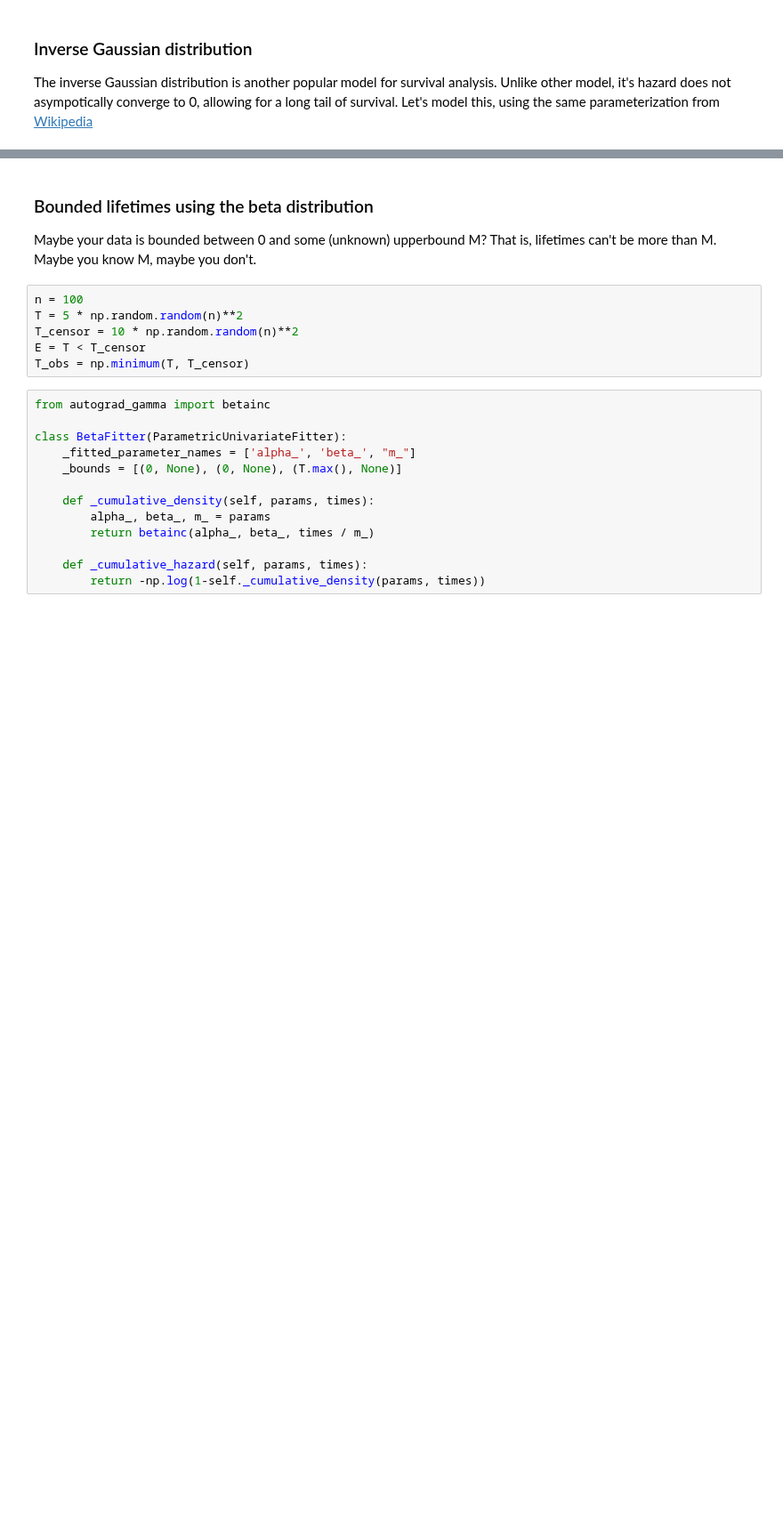
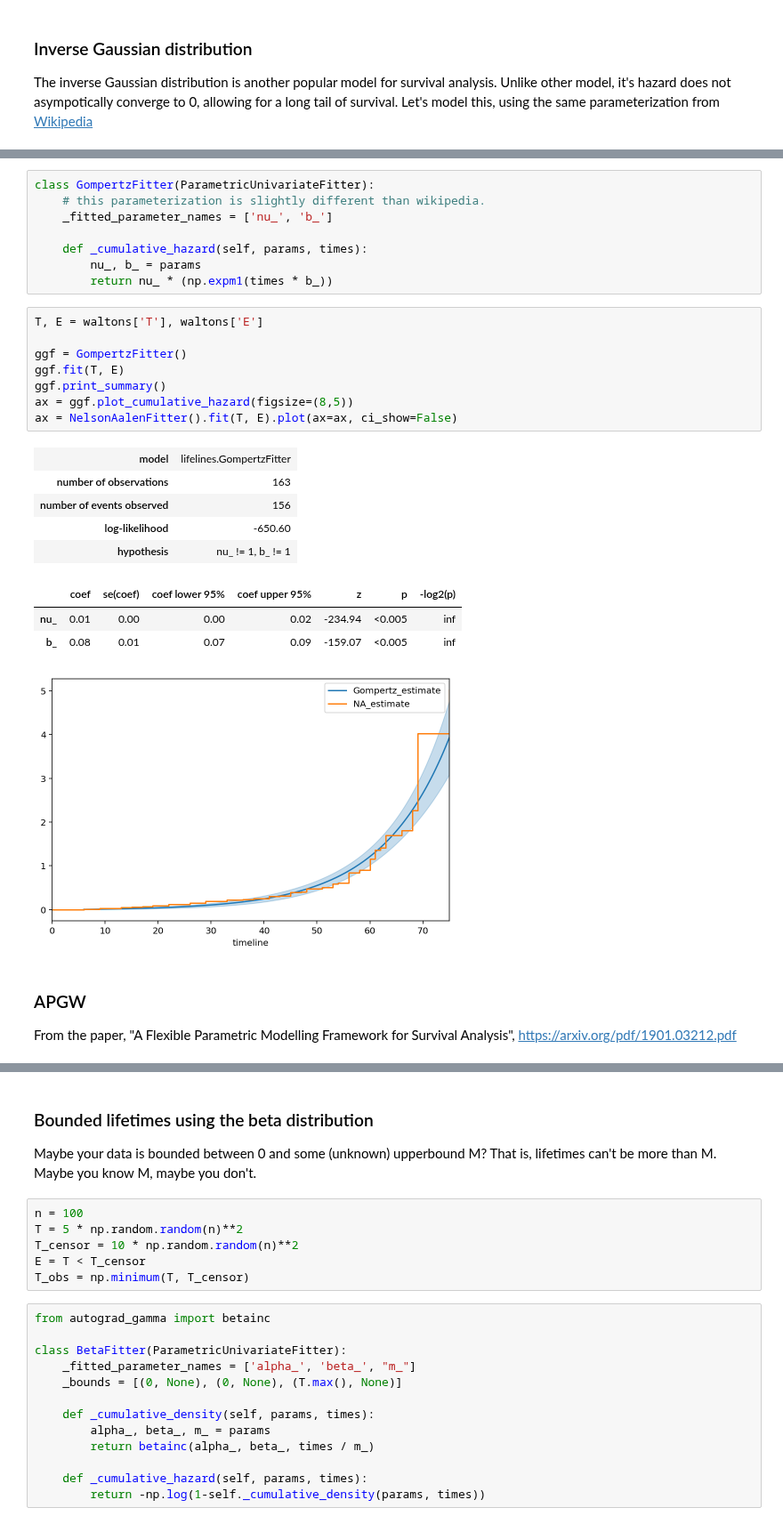
Before and after one commit to CamDavidsonPilon/lifelines, a Jupyter notebook: docs/jupyter_notebooks/Piecewise Exponential Models and Creating Custom Models.ipynb, the cells around one changed output, grey strips where cells are left out. Shown at 89% size. Cells and saved outputs as stored; diff of their text form; blank space fills up the shorter version.

```diff
--- a/docs/jupyter_notebooks/Piecewise Exponential Models and Creating Custom Models.ipynb
+++ b/docs/jupyter_notebooks/Piecewise Exponential Models and Creating Custom Models.ipynb
@@ -389,0 +373,30 @@ mu_       47.86      3.31       41.38       54.35 <0.005    148.83
+# %%
+class GompertzFitter(ParametricUnivariateFitter):
+    # this parameterization is slightly different than wikipedia.
+    _fitted_parameter_names = ['nu_', 'b_']
+
+    def _cumulative_hazard(self, params, times):
+        nu_, b_ = params
+        return nu_ * (np.expm1(times * b_))
+# %%
+T, E = waltons['T'], waltons['E']
+
+ggf = GompertzFitter()
+ggf.fit(T, E)
+ggf.print_summary()
+ax = ggf.plot_cumulative_hazard(figsize=(8,5))
+ax = NelsonAalenFitter().fit(T, E).plot(ax=ax, ci_show=False)
+# %% [output]
+| model | lifelines.GompertzFitter |
+| number of observations | 163 |
+| number of events observed | 156 |
+| log-likelihood | -650.60 |
+| hypothesis | nu_ != 1, b_ != 1 |
+|  | coef | se(coef) | coef lower 95% | coef upper 95% | z | p | -log2(p) |
+| nu_ | 0.01 | 0.00 | 0.00 | 0.02 | -234.94 | <0.005 | inf |
+| b_ | 0.08 | 0.01 | 0.07 | 0.09 | -159.07 | <0.005 | inf |
+[figure, added]
+# %% [markdown]
+### APGW
+
+From the paper, "A Flexible Parametric Modelling Framework for Survival Analysis", https://arxiv.org/pdf/1901.03212.pdf
```
Also changed, not shown: parts of 19 cells of this notebook, 5 other files.
